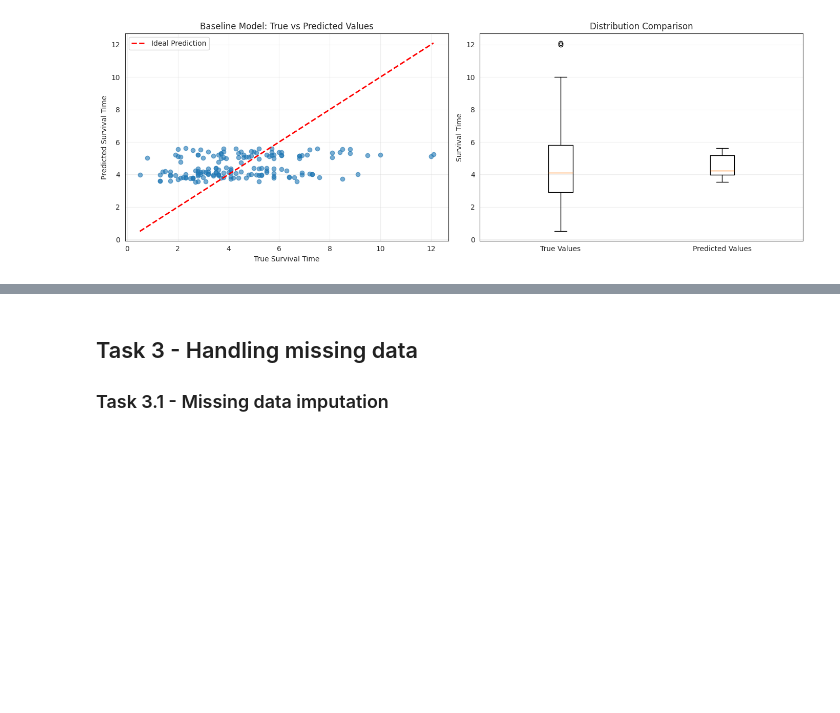
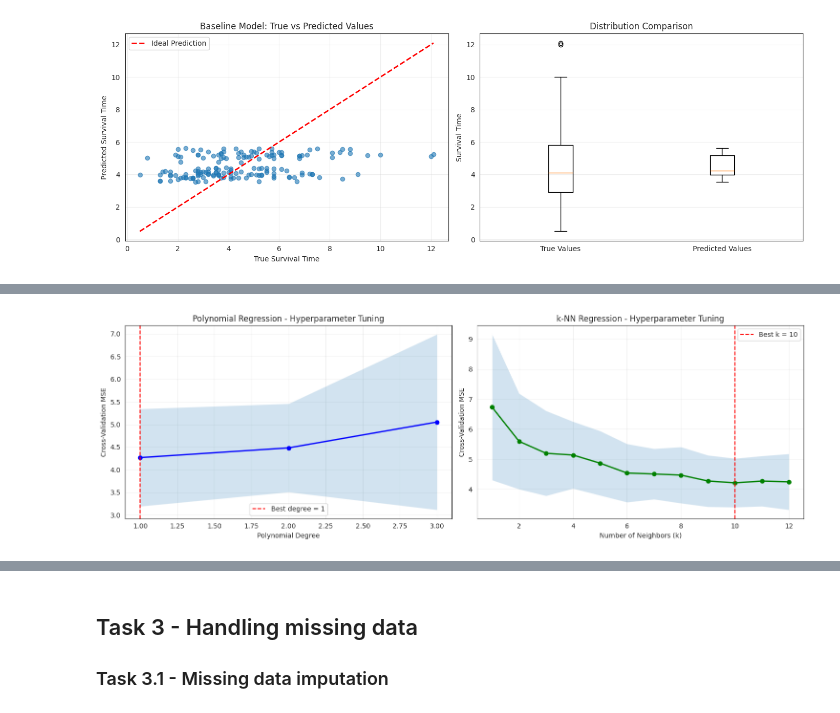
Before and after one commit to zepedrocosta/AA-Projeto2, a Jupyter notebook: Tasks.ipynb, the cells around one changed output, grey strips where cells are left out. Drawn from its saved outputs; the diff is of its cells as text; code cells hidden in the pictures; blank space fills up the shorter version.

```diff
--- a/Tasks.ipynb
+++ b/Tasks.ipynb
@@ -585,0 +754,81 @@ k-NN Regression MSE: 4.220834627329192
+# %%
+# Visualize hyperparameter tuning results
+fig, axes = plt.subplots(1, 2, figsize=(15, 5))
+fig.patch.set_facecolor('white')
+
+# Polynomial Regression: Degree vs MSE
+axes[0].plot(poly_cv_results['degrees'], poly_cv_results['mean_scores'], 'b-o', linewidth=2, markersize=6)
+axes[0].fill_between(
+    poly_cv_results['degrees'],
+    np.array(poly_cv_results['mean_scores']) - np.array(poly_cv_results['std_scores']),
+    np.array(poly_cv_results['mean_scores']) + np.array(poly_cv_results['std_scores']),
+    alpha=0.2
+)
+axes[0].axvline(x=best_poly_degree, color='r', linestyle='--', label=f'Best degree = {best_poly_degree}')
+axes[0].set_xlabel('Polynomial Degree')
+axes[0].set_ylabel('Cross-Validation MSE')
+axes[0].set_title('Polynomial Regression - Hyperparameter Tuning')
+axes[0].legend()
+axes[0].grid(True, alpha=0.3)
+
+# k-NN: k vs MSE
+axes[1].plot(knn_cv_results['k_values'], knn_cv_results['mean_scores'], 'g-o', linewidth=2, markersize=6)
+axes[1].fill_between(
+    knn_cv_results['k_values'],
+    np.array(knn_cv_results['mean_scores']) - np.array(knn_cv_results['std_scores']),
+    np.array(knn_cv_results['mean_scores']) + np.array(knn_cv_results['std_scores']),
+    alpha=0.2
+)
+axes[1].axvline(x=best_k, color='r', linestyle='--', label=f'Best k = {best_k}')
+axes[1].set_xlabel('Number of Neighbors (k)')
+axes[1].set_ylabel('Cross-Validation MSE')
+axes[1].set_title('k-NN Regression - Hyperparameter Tuning')
+axes[1].legend()
+axes[1].grid(True, alpha=0.3)
+
+plt.tight_layout()
+plt.savefig('./plots/task2_hyperparameter_tuning.png', dpi=300, bbox_inches='tight', facecolor='white')
+plt.show()
+
+# Save individual plots separately
+# Polynomial Regression plot
+fig_poly = plt.figure(figsize=(8, 6))
+fig_poly.patch.set_facecolor('white')
+plt.plot(poly_cv_results['degrees'], poly_cv_results['mean_scores'], 'b-o', linewidth=2, markersize=6)
+plt.fill_between(
+    poly_cv_results['degrees'],
+    np.array(poly_cv_results['mean_scores']) - np.array(poly_cv_results['std_scores']),
+    np.array(poly_cv_results['mean_scores']) + np.array(poly_cv_results['std_scores']),
+    alpha=0.2
+)
+plt.axvline(x=best_poly_degree, color='r', linestyle='--', label=f'Best degree = {best_poly_degree}')
+plt.xlabel('Polynomial Degree')
+plt.ylabel('Cross-Validation MSE')
+plt.title('Polynomial Regression - Hyperparameter Tuning')
+plt.legend()
+plt.grid(True, alpha=0.3)
+plt.tight_layout()
+plt.savefig('./plots/task2_polynomial_tuning.png', dpi=300, bbox_inches='tight', facecolor='white')
+plt.close()
+
+# k-NN plot
+fig_knn = plt.figure(figsize=(8, 6))
+fig_knn.patch.set_facecolor('white')
+plt.plot(knn_cv_results['k_values'], knn_cv_results['mean_scores'], 'g-o', linewidth=2, markersize=6)
+plt.fill_between(
+    knn_cv_results['k_values'],
+    np.array(knn_cv_results['mean_scores']) - np.array(knn_cv_results['std_scores']),
+    np.array(knn_cv_results['mean_scores']) + np.array(knn_cv_results['std_scores']),
+    alpha=0.2
+)
+plt.axvline(x=best_k, color='r', linestyle='--', label=f'Best k = {best_k}')
+plt.xlabel('Number of Neighbors (k)')
+plt.ylabel('Cross-Validation MSE')
+plt.title('k-NN Regression - Hyperparameter Tuning')
+plt.legend()
+plt.grid(True, alpha=0.3)
+plt.tight_layout()
+plt.savefig('./plots/task2_knn_tuning.png', dpi=300, bbox_inches='tight', facecolor='white')
+plt.close()
+# %% [output]
+[figure, added]
```
Also changed, not shown: parts of 12 cells of this notebook, 16 other files.
